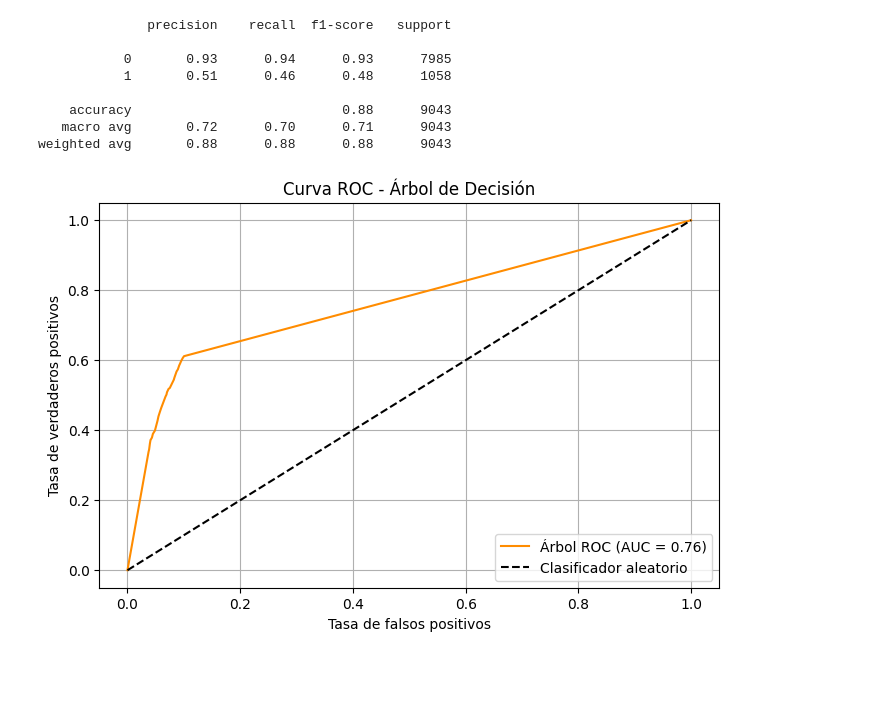
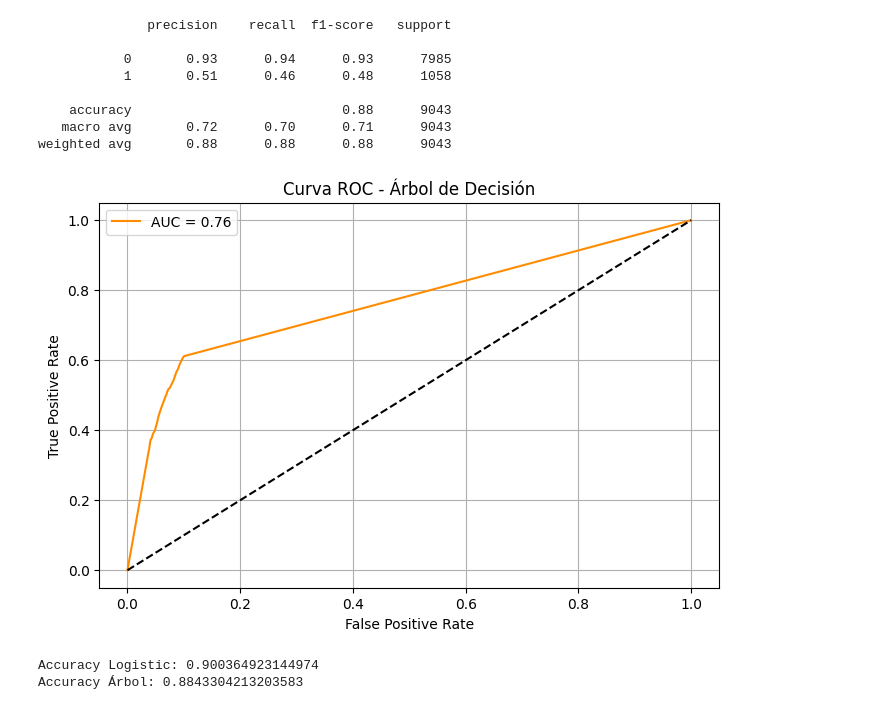
Before and after one commit to RobertoPE1/DS_ONLINE_ROBERTO, a Jupyter notebook: 04_Machine_Learning/Sprint_11/Unidad_01_ML_Supervisado_Arboles_de_Decision/03_Practica_Obligatoria/18_Practica_Obligatoria_Arboles_de_Decision.ipynb, the cells around one changed output. Drawn from its saved outputs; the diff is of its cells as text; code cells hidden in the pictures; blank space fills up the shorter version.

```diff
--- a/04_Machine_Learning/Sprint_11/Unidad_01_ML_Supervisado_Arboles_de_Decision/03_Practica_Obligatoria/18_Practica_Obligatoria_Arboles_de_Decision.ipynb
+++ b/04_Machine_Learning/Sprint_11/Unidad_01_ML_Supervisado_Arboles_de_Decision/03_Practica_Obligatoria/18_Practica_Obligatoria_Arboles_de_Decision.ipynb
@@ -64,11 +69,16 @@ from sklearn.metrics import classification_report, ConfusionMatrixDisplay, roc_c
 
 df = pd.read_csv("data/bank-full.csv", sep=";")
 # %%
-target = "y"
+print("Shape:", df.shape)
+print("\nTipos de columnas:")
+print(df.dtypes)
 
-print("Distribución del target:")
-print(df[target].value_counts(normalize=True))
+print("\nValores nulos:")
+print(df.isna().sum())
+
+print("\nDistribución del target:")
+print(df["y"].value_counts(normalize=True))
 
 # Convertimos yes/no a 1/0
-df[target] = df[target].map({"yes": 1, "no": 0})
+df["y"] = df["y"].map({"yes": 1, "no": 0})
 # %% [output]
@@ -161,16 +184,22 @@ weighted avg       0.88      0.88      0.88      9043
 # %%
 y_scores = best_tree.predict_proba(X_test)[:, 1]
 fpr, tpr, _ = roc_curve(y_test, y_scores)
 roc_auc = auc(fpr, tpr)
 
 plt.figure(figsize=(8, 5))
-plt.plot(fpr, tpr, label=f"Árbol ROC (AUC = {roc_auc:.2f})", color="darkorange")
-plt.plot([0, 1], [0, 1], "k--", label="Clasificador aleatorio")
-plt.xlabel("Tasa de falsos positivos")
-plt.ylabel("Tasa de verdaderos positivos")
+plt.plot(fpr, tpr, label=f"AUC = {roc_auc:.2f}", color="darkorange")
+plt.plot([0, 1], [0, 1], "k--")
+plt.xlabel("False Positive Rate")
+plt.ylabel("True Positive Rate")
 plt.title("Curva ROC - Árbol de Decisión")
-plt.legend(loc="lower right")
+plt.legend()
 plt.grid()
 plt.show()
 # %% [output]
-[figure, old version]
+[figure, new version]
+# %%
+print("Accuracy Logistic:", log_model.score(X_test, y_test))
+print("Accuracy Árbol:", best_tree.score(X_test, y_test))
+# %% [output]
+Accuracy Logistic: 0.900364923144974
+Accuracy Árbol: 0.8843304213203583
```
Also changed, not shown: parts of 3 cells of this notebook.
